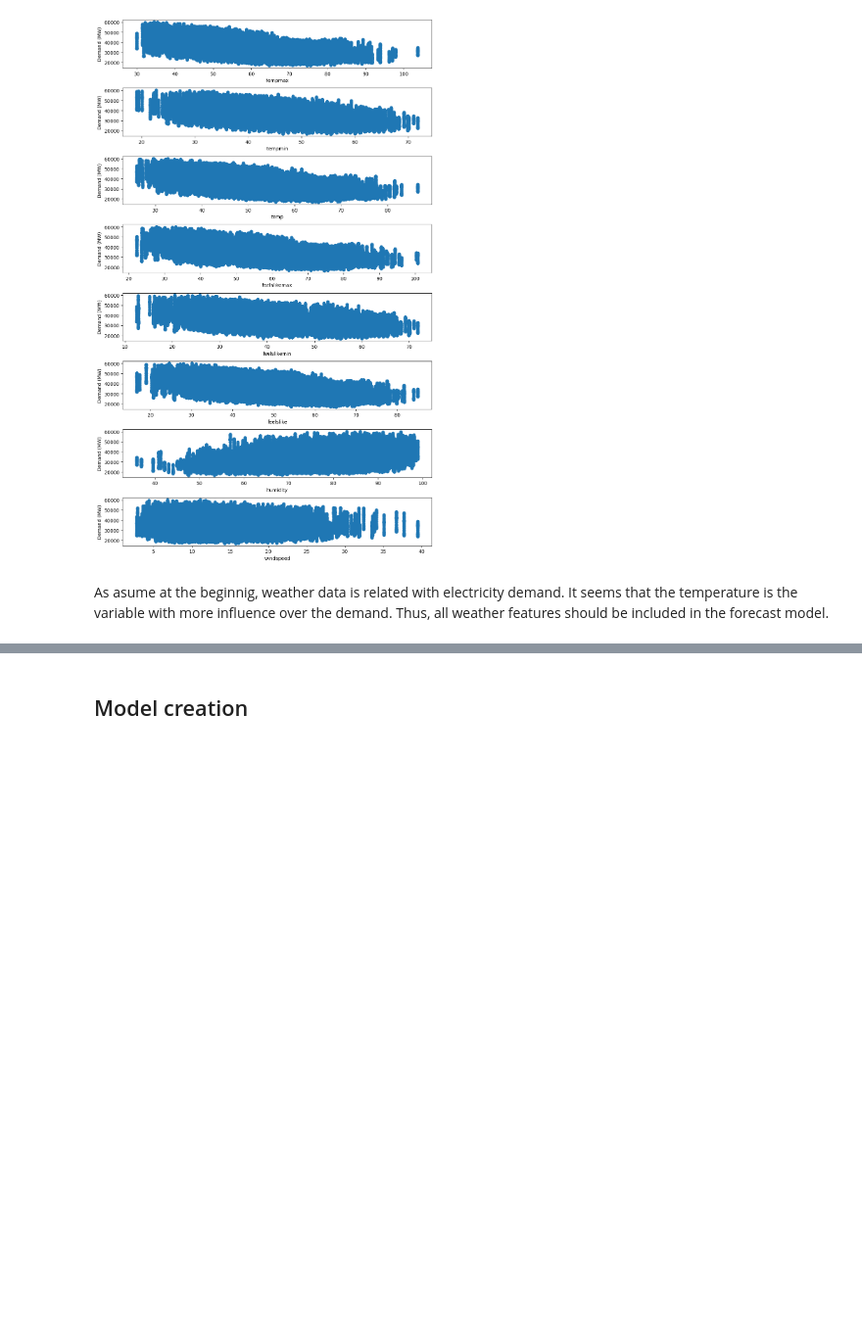
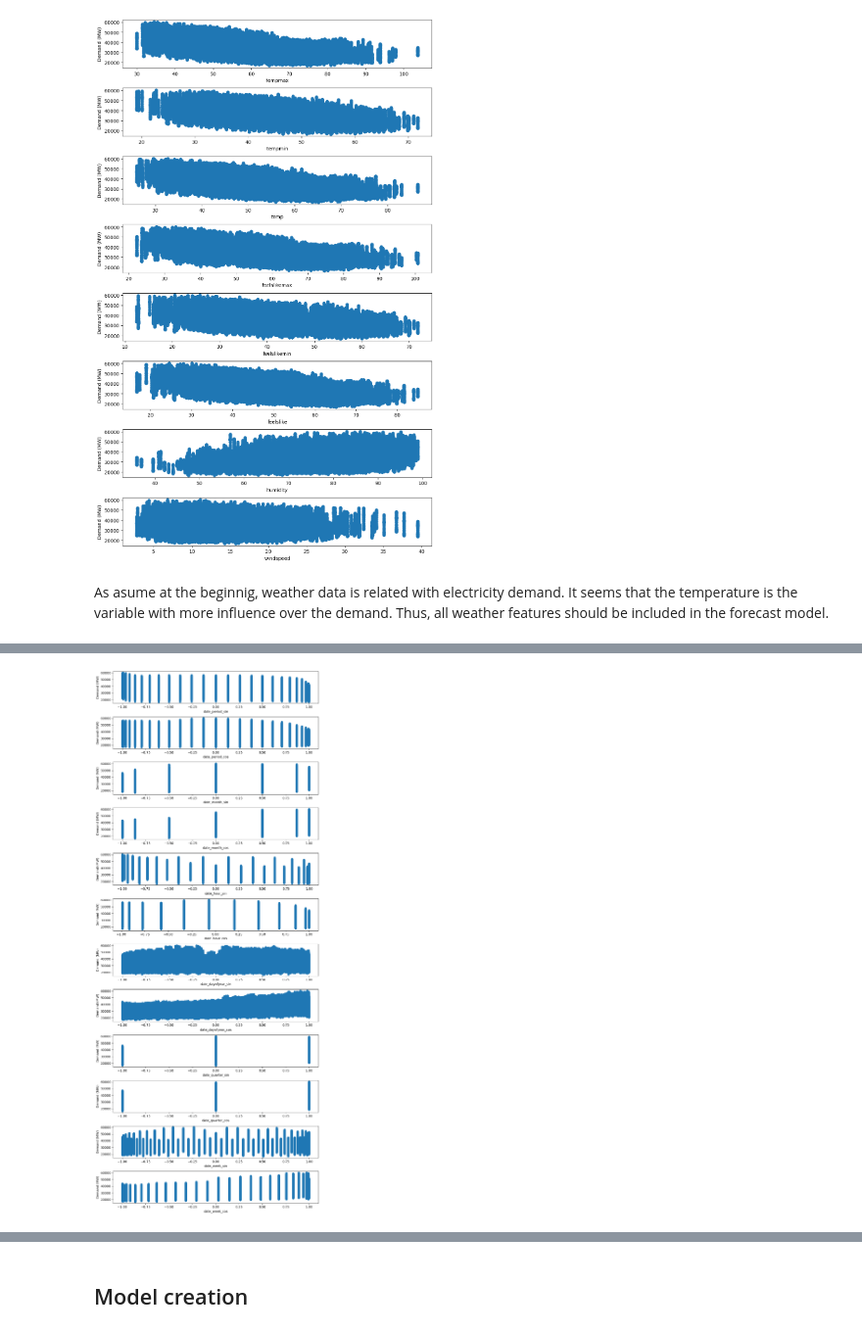
Before and after one commit to avillalon-dev/Forecasting.ElectricityDemand.UK, a Jupyter notebook: forecast_electricity_demand.ipynb, the cells around one changed output, grey strips where cells are left out. Shown at 98% size. Drawn from its saved outputs; the diff is of its cells as text; code cells hidden in the pictures; blank space fills up the shorter version.

Commit message:
Save features and demand
Create cyclical features.
Fix plot and save code.

```diff
--- a/forecast_electricity_demand.ipynb
+++ b/forecast_electricity_demand.ipynb
@@ -331,0 +358,5 @@ As asume at the beginnig, weather data is related with electricity demand. It se
+# %%
+cyclical_features = ['date_period', 'date_month', 'date_hour', 'date_dayofyear', 'date_quarter', 'date_week']
+df_cyclical = transform_cyclical_features(df_datetime, cyclical_features)
+df_cyclical['datetime'] = df_datetime['datetime']
+df_cyclical.info()
@@ -331,0 +384,5 @@ As asume at the beginnig, weather data is related with electricity demand. It se
+# %%
+df_energy_cyclical = pd.merge(df_energy[['datetime', 'tsd']], df_cyclical, on='datetime', how='left')
+plot_features_demand(df_energy_cyclical, df_cyclical.columns[:-1])
+# %% [output]
+[figure, added]
```
Also changed, not shown: parts of 15 cells of this notebook, 5 other files.
